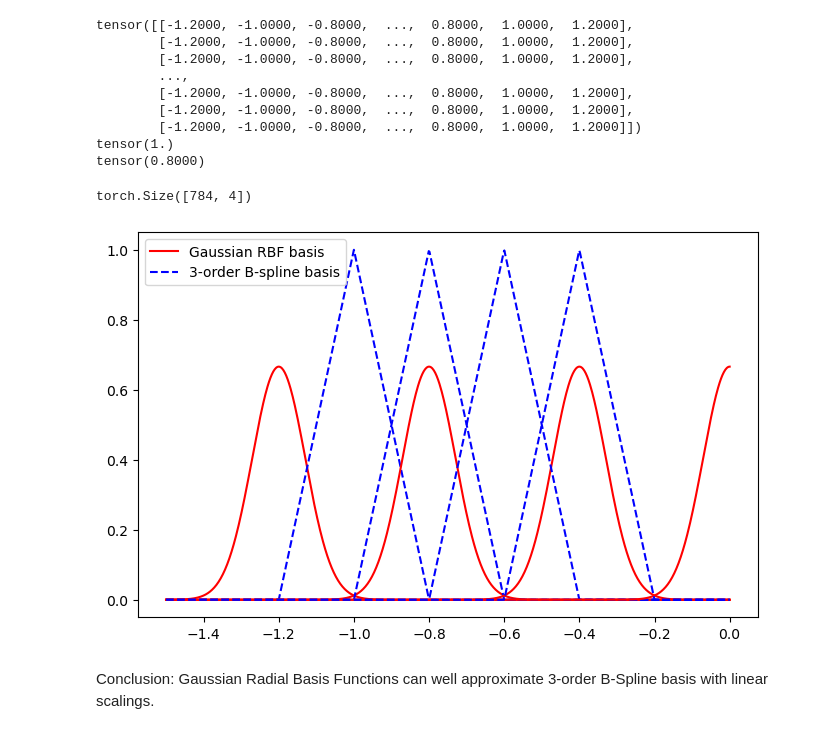
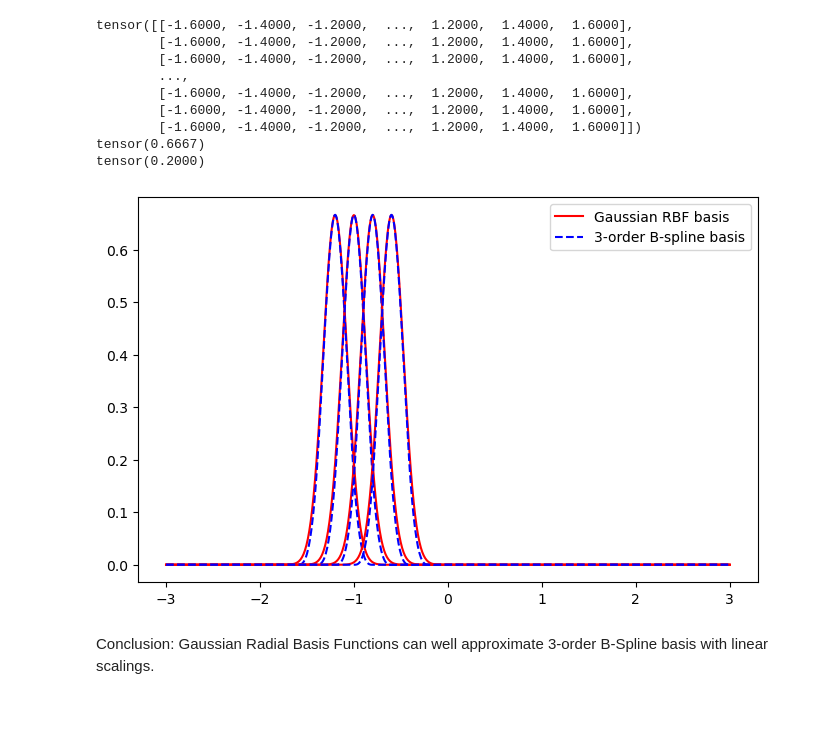
Before and after one commit to ThuraAung1601/faster-kan, a Jupyter notebook: draw_spline_basis.ipynb, the cells around one changed output. Drawn from its saved outputs; the diff is of its cells as text; code cells hidden in the pictures.

```diff
--- a/draw_spline_basis.ipynb
+++ b/draw_spline_basis.ipynb
@@ -2,41 +2,38 @@
 import torch
 from matplotlib import pyplot as plt
 from efficient_kan import KANLinear
-layer = KANLinear(28*28,64,10, 1)
+layer = KANLinear(28*28, 128128,, 10)
 # %%
 # get b-spline basis (thx to efficient_kan)
-x = torch.linspace(-1.5, 0, 28*28)
+x = torch.linspace(-3, 3, 28*28)
 basis = layer.b_splines(x[None])
 print(layer.grid)
 print(basis[0, :, 0].max())
-print(layer.grid[0][-3])
+print(layer.grid[0][-8])
 # %% [output]
-tensor([[-1.2000, -1.0000, -0.8000,  ...,  0.8000,  1.0000,  1.2000],
-        [-1.2000, -1.0000, -0.8000,  ...,  0.8000,  1.0000,  1.2000],
-        [-1.2000, -1.0000, -0.8000,  ...,  0.8000,  1.0000,  1.2000],
+tensor([[-1.6000, -1.4000, -1.2000,  ...,  1.2000,  1.4000,  1.6000],
+        [-1.6000, -1.4000, -1.2000,  ...,  1.2000,  1.4000,  1.6000],
+        [-1.6000, -1.4000, -1.2000,  ...,  1.2000,  1.4000,  1.6000],
         ...,
-        [-1.2000, -1.0000, -0.8000,  ...,  0.8000,  1.0000,  1.2000],
-        [-1.2000, -1.0000, -0.8000,  ...,  0.8000,  1.0000,  1.2000],
-        [-1.2000, -1.0000, -0.8000,  ...,  0.8000,  1.0000,  1.2000]])
-tensor(1.)
-tensor(0.8000)
+        [-1.6000, -1.4000, -1.2000,  ...,  1.2000,  1.4000,  1.6000],
+        [-1.6000, -1.4000, -1.2000,  ...,  1.2000,  1.4000,  1.6000],
+        [-1.6000, -1.4000, -1.2000,  ...,  1.2000,  1.4000,  1.6000]])
+tensor(0.6667)
+tensor(0.2000)
 # %%
 # calculate radial basis functions with gaussian density kernel
 def rbf(x, grid, h):
     return torch.exp(-((x[..., None] - grid) / h)  ** 2 )
-rbf_basis = rbf(x, torch.linspace(-layer.grid[0][-1], 0, 4), 0.1)
+rbf_basis = rbf(x, torch.linspace(layer.grid[0][2], layer.grid[0][-16+7], 7), 0.18)
 rbf_basis.shape
+fig = plt.figure(figsize=(8, 5))
+ax = fig.subplots(1, 1)
+for i in range(4):
+    rbf_plt = ax.plot(x.numpy(), rbf_basis[:, i].numpy() * .6661, color="red", label=None if i > 0 else "Gaussian RBF basis")
+    bspline_plt = ax.plot(x.numpy(), basis[0, :, i].numpy(), "--", color="blue", label=None if i > 0 else "3-order B-spline basis")
+ax.legend()
+fig.savefig("img/compare_basis.png", dpi=100)
 # %% [output]
-torch.Size([784, 4])
+[figure, added]
-# %%
-fig = plt.figure(figsize=(8, 5))
-ax = fig.subplots(1, 1)
-for i in range(4):
-    rbf_plt = ax.plot(x.numpy(), rbf_basis[:, i].numpy() * .6661, color="red", label=None if i > 0 else "Gaussian RBF basis")
-    bspline_plt = ax.plot(x.numpy(), basis[0, :, i].numpy(), "--", color="blue", label=None if i > 0 else "3-order B-spline basis")
-ax.legend()
-fig.savefig("img/compare_basis.png", dpi=100)
-# %% [output]
-[figure, removed]
 # %% [markdown]
 Conclusion: Gaussian Radial Basis Functions can well approximate 3-order B-Spline basis with linear scalings.
```
Also changed, not shown: 5 other files.
